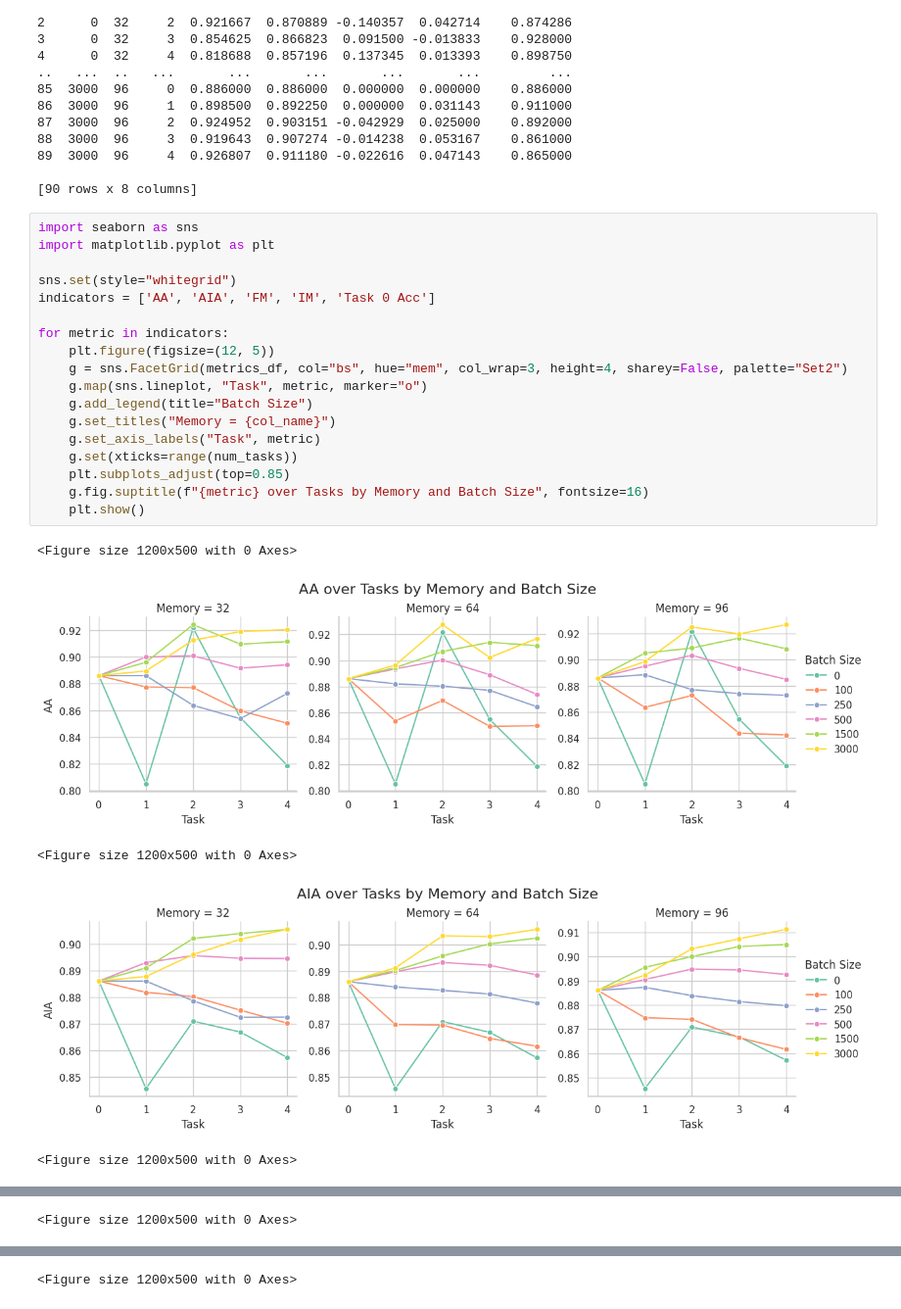
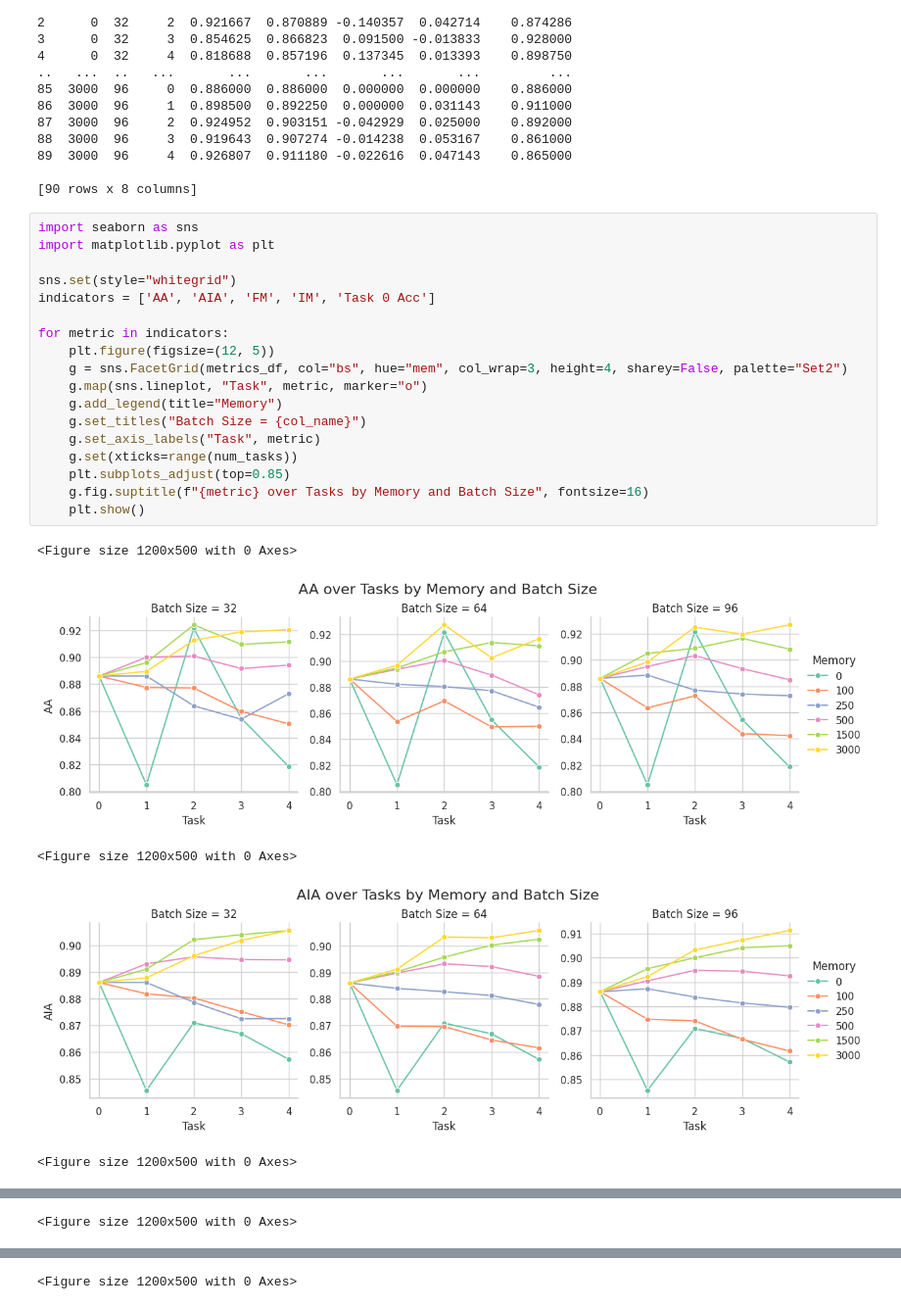
Before and after one commit to yuuharu11/liquid_time-constant_networks, a Jupyter notebook: ipynb/cil_er.ipynb, the cells around one changed output, grey strips where cells are left out. Shown at 98% size. Cells and saved outputs as stored; diff of their text form.

```diff
--- a/ipynb/cil_er.ipynb
+++ b/ipynb/cil_er.ipynb
@@ -122,24 +122,24 @@ print(metrics_df)
 # %%
 import seaborn as sns
 import matplotlib.pyplot as plt
 
 sns.set(style="whitegrid")
 indicators = ['AA', 'AIA', 'FM', 'IM', 'Task 0 Acc']
 
 for metric in indicators:
     plt.figure(figsize=(12, 5))
     g = sns.FacetGrid(metrics_df, col="bs", hue="mem", col_wrap=3, height=4, sharey=False, palette="Set2")
     g.map(sns.lineplot, "Task", metric, marker="o")
-    g.add_legend(title="Batch Size")
-    g.set_titles("Memory = {col_name}")
+    g.add_legend(title="Memory")
+    g.set_titles("Batch Size = {col_name}")
     g.set_axis_labels("Task", metric)
     g.set(xticks=range(num_tasks))
     plt.subplots_adjust(top=0.85)
     g.fig.suptitle(f"{metric} over Tasks by Memory and Batch Size", fontsize=16)
     plt.show()
 # %% [output]
 <Figure size 1200x500 with 0 Axes>
-[figure, old version]
+[figure, new version]
 <Figure size 1200x500 with 0 Axes>
-[figure, old version]
+[figure, new version]
 <Figure size 1200x500 with 0 Axes>
```
Also changed, not shown: parts of 1 cell of this notebook, 3 other files.
